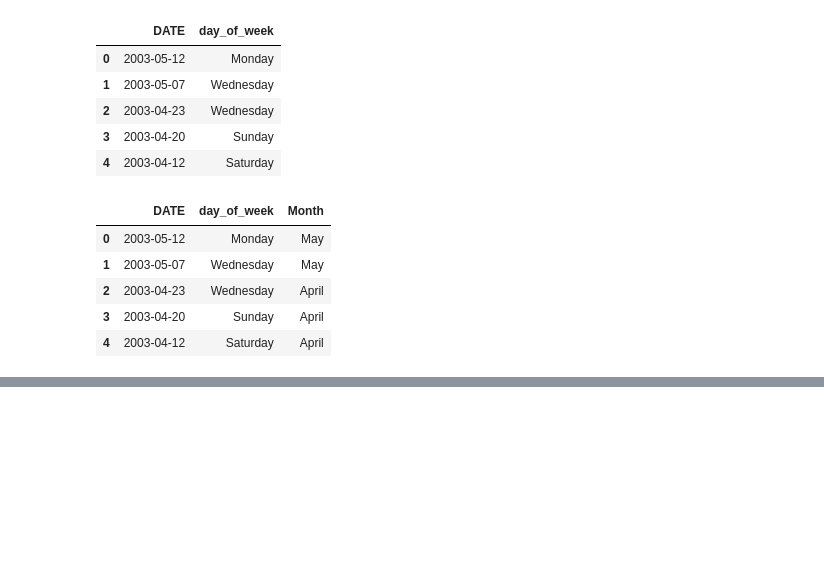
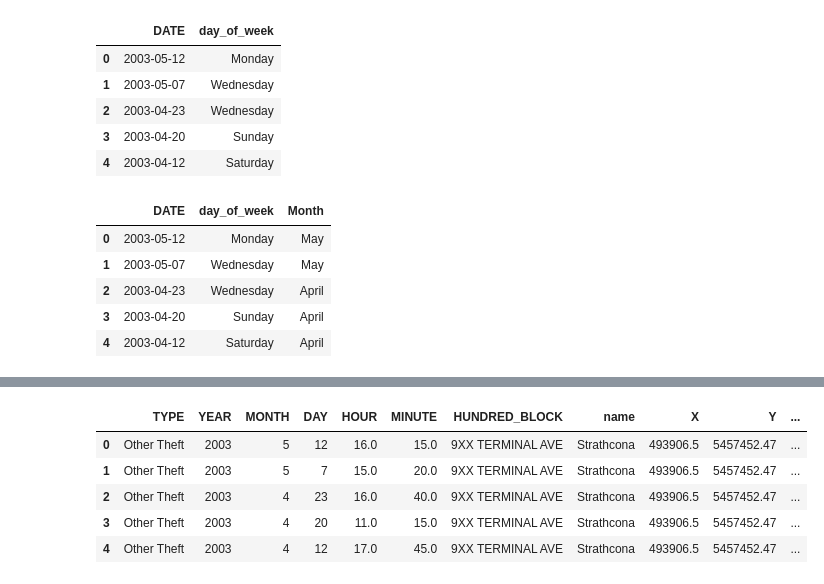
Before and after one commit to chluchy/van_crime, a Jupyter notebook: add_pre_process_Liza.ipynb, the cells around one changed output, grey strips where cells are left out. Cells and saved outputs as stored; diff of their text form; code cells hidden in the pictures; blank space fills up the shorter version.

```diff
--- a/add_pre_process_Liza.ipynb
+++ b/add_pre_process_Liza.ipynb
@@ -57,0 +80,10 @@ date_df.to_csv("days_of_week.csv")
+# %%
+data=data.rename(columns={"NEIGHBOURHOOD":"name"})
+data.head()
+# %% [output]
+|  | TYPE | YEAR | MONTH | DAY | HOUR | MINUTE | HUNDRED_BLOCK | name | X | Y | ... |
+| 0 | Other Theft | 2003 | 5 | 12 | 16.0 | 15.0 | 9XX TERMINAL AVE | Strathcona | 493906.5 | 5457452.47 | ... |
+| 1 | Other Theft | 2003 | 5 | 7 | 15.0 | 20.0 | 9XX TERMINAL AVE | Strathcona | 493906.5 | 5457452.47 | ... |
+| 2 | Other Theft | 2003 | 4 | 23 | 16.0 | 40.0 | 9XX TERMINAL AVE | Strathcona | 493906.5 | 5457452.47 | ... |
+| 3 | Other Theft | 2003 | 4 | 20 | 11.0 | 15.0 | 9XX TERMINAL AVE | Strathcona | 493906.5 | 5457452.47 | ... |
+| 4 | Other Theft | 2003 | 4 | 12 | 17.0 | 45.0 | 9XX TERMINAL AVE | Strathcona | 493906.5 | 5457452.47 | ... |
```
Also changed, not shown: parts of 13 cells of this notebook, 7 other files.
